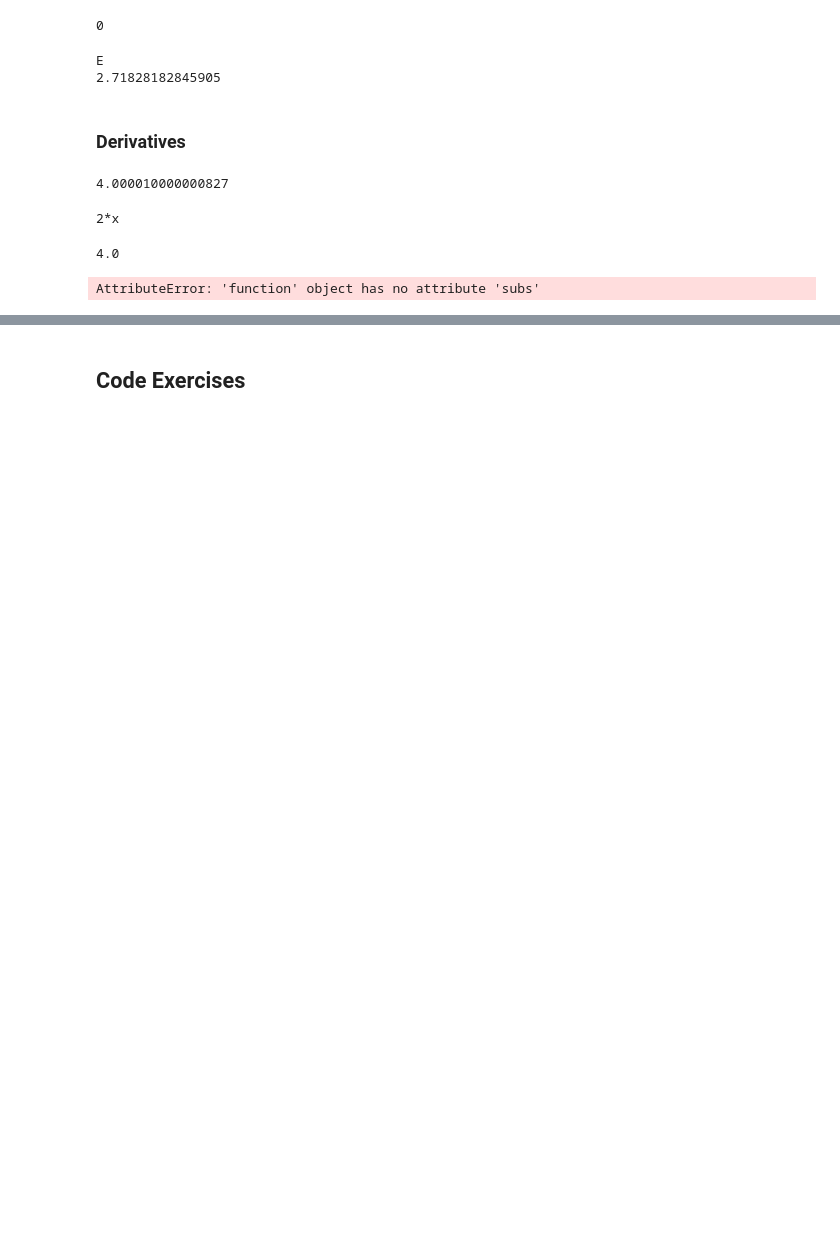
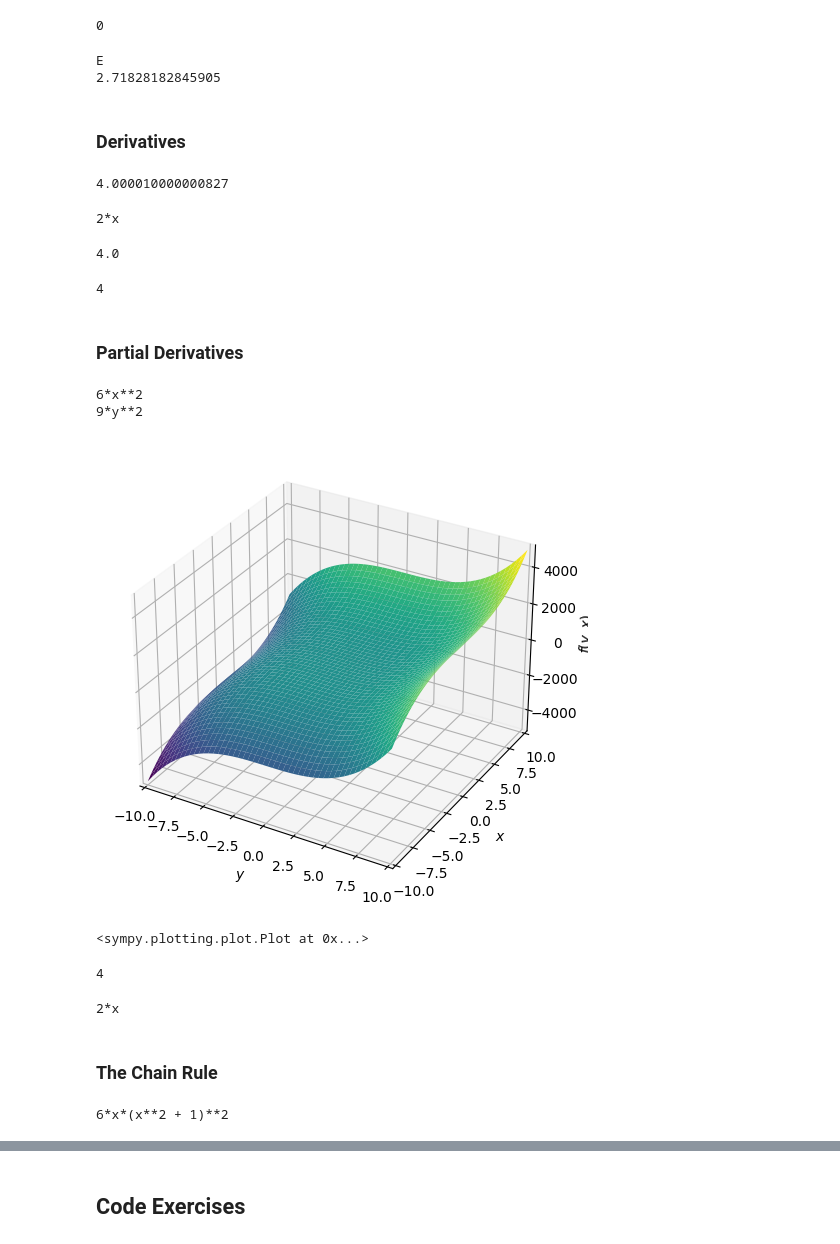
Before and after one commit to MiesnerJacob/essential-math-for-data-science, a Jupyter notebook: 01-basic-math-and-calculus-review.ipynb, the cells around one changed output, grey strips where cells are left out. Saved outputs shown, nothing was run; the diff lists cells and outputs as text; code cells hidden in the pictures; blank space fills up the shorter version.

```diff
--- a/01-basic-math-and-calculus-review.ipynb
+++ b/01-basic-math-and-calculus-review.ipynb
@@ -226,12 +226,73 @@ print(slope_at_2)
 # %% [output]
 4.0
 # %%
-# Calculating derivative using substitution feature in sympy
+# Calculating derivative using substitution feature in sp
 
-x = sympy.symbols('x')
+x = sp.symbols('x')
 f = x ** 2
-df_x = sympy.diff(f, x)
+df_x = sp.diff(f, x)
 slope_at_2 = df_x.subs(x, 2)
 print(slope_at_2)
 # %% [output]
-AttributeError: 'function' object has no attribute 'subs'
+4
+# %% [markdown]
+### Partial Derivatives
+# %%
+# Calculating partial derivatives using sp
+
+x, y  = sp.symbols("x y")
+f = (2 * (x ** 3)) + (3 * (y ** 3))
+
+dx_f = sp.diff(f, x)
+dy_f = sp.diff(f, y)
+print(dx_f)
+print(dy_f)
+
+sp.plotting.plot3d(f)
+# %% [output]
+6*x**2
+9*y**2
+[figure, added]
+<sympy.plotting.plot.Plot at 0x...>
+# %%
+# Using limits to calculate derivatives
+
+x, s  = sp.symbols("x s")
+f = x ** 2
+
+# slope between two points with gap "s"
+slope_f = (f.subs(x, x + s) - f) / ((x + s) - x)
+
+# slope at 2
+slope_2 = slope_f.subs(x, 2)
+
+# Now calculate the sop with step size approaching 0
+result = sp.limit(slope_at_2, s, 0)
+print(result)
+# %% [output]
+4
+# %%
+# Calculating derivative without a specific value for x
+
+x, s  = sp.symbols("x s")
+f = x ** 2
+
+# slope between two points with gap "s"
+slope_f = (f.subs(x, x + s) - f) / ((x + s) - x)
+
+# Now calculate the sop with step size approaching 0
+result = sp.limit(slope_f, s, 0)
+print(result)
+# %% [output]
+2*x
+# %% [markdown]
+### The Chain Rule
+# %%
+# Finding derivative of z with respect to x
+
+x = sp.symbols("x")
+z = ((x ** 2 + 1) ** 3) - 2
+dz_dx = sp.diff(z, x)
+print(dz_dx)
+# %% [output]
+6*x*(x**2 + 1)**2
```
Also changed, not shown: parts of 16 cells of this notebook.
